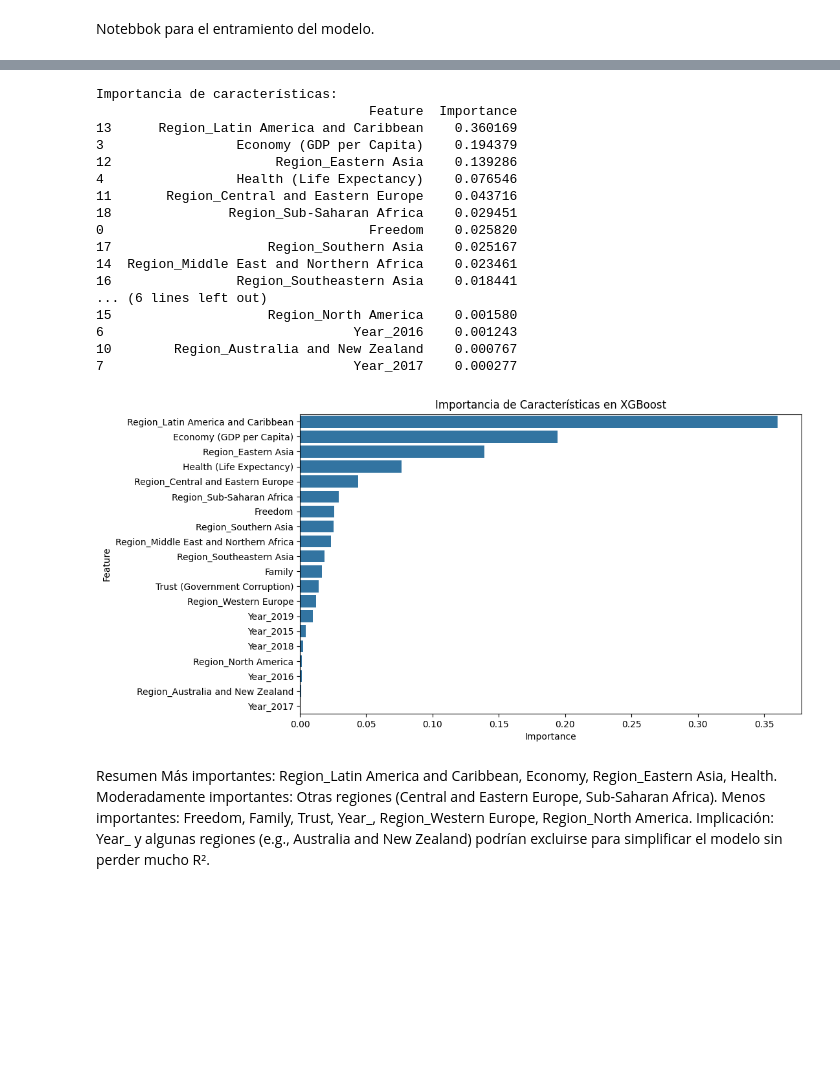
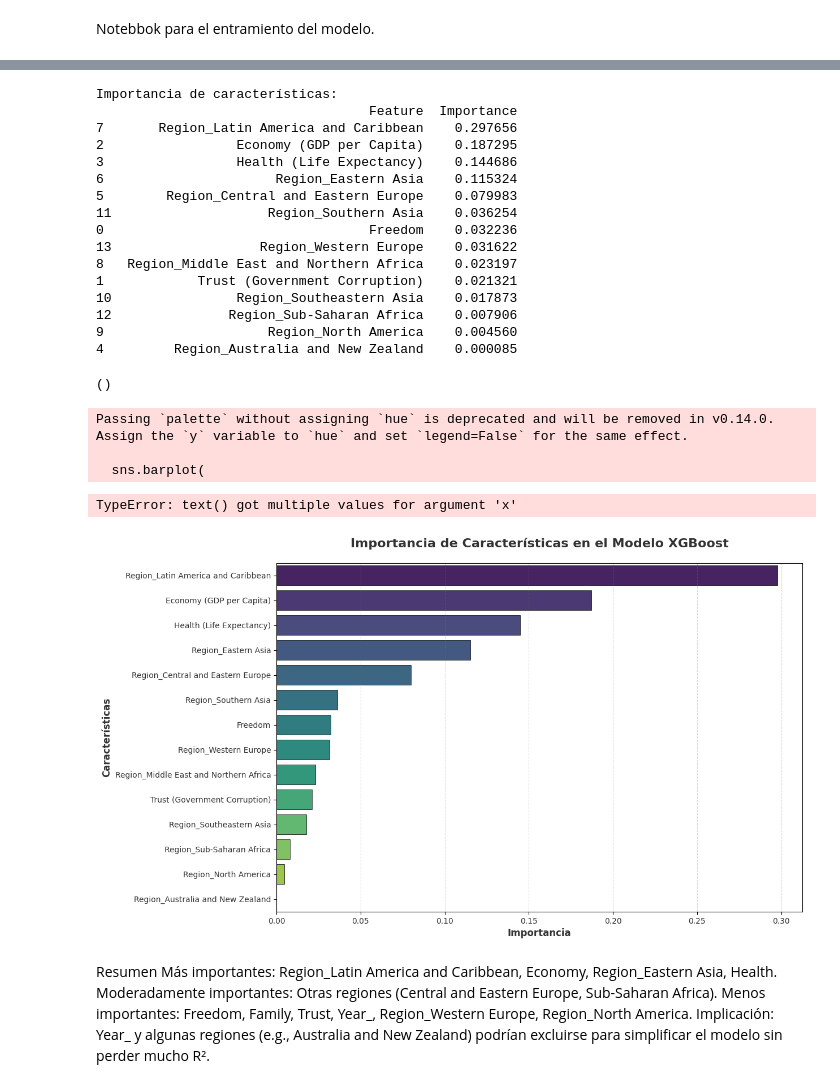
Before and after one commit to JuanDavidDazaR/workshop3-happiness-streaming, a Jupyter notebook: notebooks/002_ML.ipynb, the cells around one changed output, grey strips where cells are left out. Drawn from its saved outputs; the diff is of its cells as text; code cells hidden in the pictures; blank space fills up the shorter version.

```diff
--- a/notebooks/002_ML.ipynb
+++ b/notebooks/002_ML.ipynb
@@ -25,7 +25,7 @@ numerical_cols = [
     'Health (Life Expectancy)',
 ]
 
-categorical_cols_encoded = [col for col in df.columns if col.startswith('Region_') or col.startswith('Year_')]
+categorical_cols_encoded = [col for col in df.columns if col.startswith('Region_')]
 target_col = 'Happiness Score'
 
 # Incluir tanto columnas numéricas como categóricas codificadas en X
@@ -34,7 +34,7 @@ y = df[target_col]
 
 
 # Dividir en entrenamiento y prueba (70-30)
-X_train, X_test, y_train, y_test = train_test_split(X, y, test_size=0.2, random_state=42)
+X_train, X_test, y_train, y_test = train_test_split(X, y, test_size=0.3, random_state=42)
 
 # Escalar solo las columnas numéricas
 scaler = StandardScaler()
@@ -191,28 +191,57 @@ print(feature_importance.sort_values(by='Importance', ascending=False))
 # %% [output]
 Importancia de características:
                                    Feature  Importance
-13      Region_Latin America and Caribbean    0.360169
-3                 Economy (GDP per Capita)    0.194379
-12                     Region_Eastern Asia    0.139286
-4                 Health (Life Expectancy)    0.076546
-11       Region_Central and Eastern Europe    0.043716
-18               Region_Sub-Saharan Africa    0.029451
-0                                  Freedom    0.025820
-17                    Region_Southern Asia    0.025167
-14  Region_Middle East and Northern Africa    0.023461
-16                Region_Southeastern Asia    0.018441
-... (6 lines left out)
-15                    Region_North America    0.001580
-6                                Year_2016    0.001243
-10        Region_Australia and New Zealand    0.000767
-7                                Year_2017    0.000277
+7       Region_Latin America and Caribbean    0.297656
+2                 Economy (GDP per Capita)    0.187295
+3                 Health (Life Expectancy)    0.144686
+6                      Region_Eastern Asia    0.115324
+5        Region_Central and Eastern Europe    0.079983
+11                    Region_Southern Asia    0.036254
+0                                  Freedom    0.032236
+13                   Region_Western Europe    0.031622
+8   Region_Middle East and Northern Africa    0.023197
+1            Trust (Government Corruption)    0.021321
+10                Region_Southeastern Asia    0.017873
+12               Region_Sub-Saharan Africa    0.007906
+9                     Region_North America    0.004560
+4         Region_Australia and New Zealand    0.000085
-[figure, removed]
+()
 # %%
-# Visualizar importancia
-plt.figure(figsize=(10, 6))
-sns.barplot(x='Importance', y='Feature', data=feature_importance.sort_values(by='Importance', ascending=False))
-plt.title('Importancia de Características en XGBoost')
-plt.show
+plt.figure(figsize=(12, 8), dpi=100)  # Larger size and higher resolution
+sns.barplot(
+    x='Importance',
+    y='Feature',
+    data=feature_importance.sort_values(by='Importance', ascending=False),
+    palette='viridis',  # Vibrant, professional color palette
+    edgecolor='black',  # Add borders for clarity
+    linewidth=0.5
+)
+
+# Customize the plot
+plt.title('Importancia de Características en el Modelo XGBoost', fontsize=16, weight='bold', pad=20, color='#333333')
+plt.xlabel('Importancia', fontsize=12, weight='bold', color='#333333')
+plt.ylabel('Características', fontsize=12, weight='bold', color='#333333')
+plt.xticks(fontsize=10, color='#333333')
+plt.yticks(fontsize=10, color='#333333')
+
+# Add grid for better readability
+plt.grid(axis='x', linestyle='--', alpha=0.3, color='gray')
+
+# Add value labels on bars
+for index, value in enumerate(feature_importance.sort_values(by='Importance', ascending=False)['Importance']):
+    plt.text(value, index, f'{value:.3f}', va='center', ha='left', fontsize=9, color='black', x=value+0.002)
+
+# Adjust layout to prevent clipping
+plt.tight_layout()
+
+# Show the plot
+plt.show()
+# %% [output]
+Passing `palette` without assigning `hue` is deprecated and will be removed in v0.14.0. Assign the `y` variable to `hue` and set `legend=False` for the same effect.
+
+  sns.barplot(
+TypeError: text() got multiple values for argument 'x'
+[figure, added]
 # %% [markdown]
 Resumen
 Más importantes: Region_Latin America and Caribbean, Economy, Region_Eastern Asia, Health.
```
Also changed, not shown: parts of 10 cells of this notebook, 4 other files.
